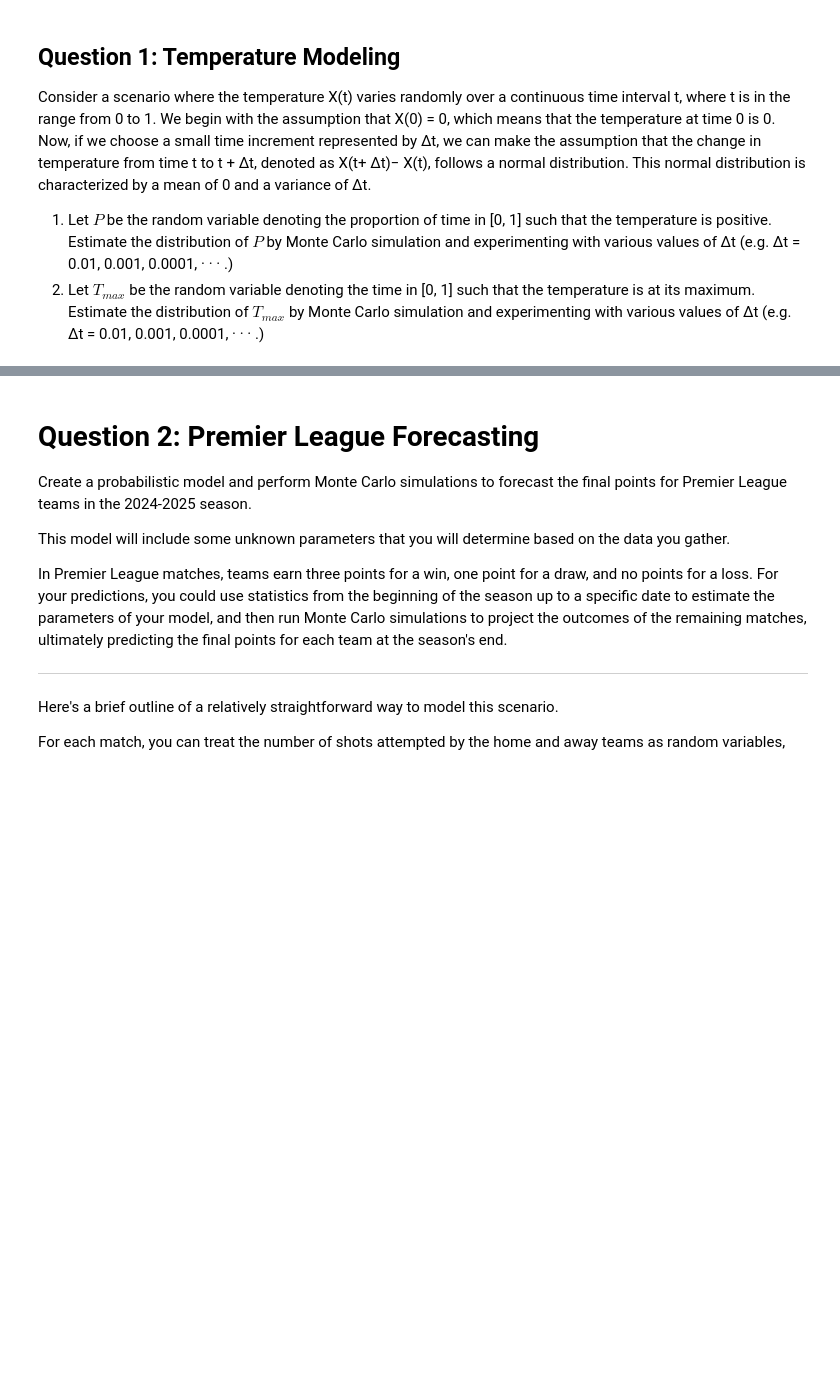
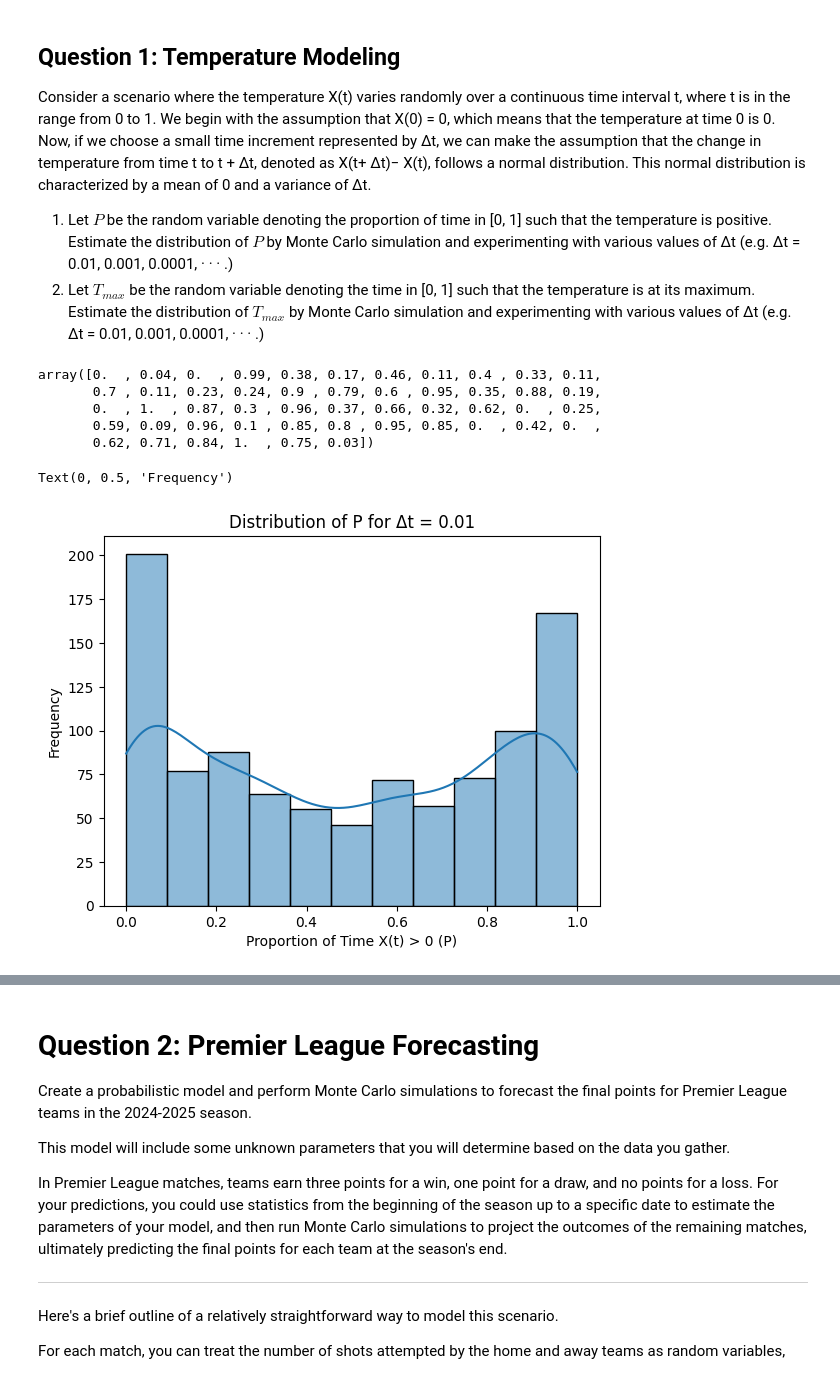
Before and after one commit to ZichengLiang/JLLA_Probablity, a Jupyter notebook: JLLA.ipynb, the cells around one changed output, grey strips where cells are left out. Drawn from its saved outputs; the diff is of its cells as text; code cells hidden in the pictures; blank space fills up the shorter version.

```diff
--- a/JLLA.ipynb
+++ b/JLLA.ipynb
@@ -22,3 +24,37 @@ Consider a scenario where the temperature X(t) varies randomly over a continuous
 
 1. Let $P$ be the random variable denoting the proportion of time in [0, 1] such that the temperature is positive. Estimate the distribution of $P$ by Monte Carlo simulation and experimenting with various values of ∆t (e.g. ∆t = 0.01, 0.001, 0.0001, · · · .)
 2. Let $T_{max}$ be the random variable denoting the time in [0, 1] such that the temperature is at its maximum. Estimate the distribution of $T_{max}$ by Monte Carlo simulation and experimenting with various values of ∆t (e.g. ∆t = 0.01, 0.001, 0.0001, · · · .)
+# %%
+# Parameters we can choose
+
+deltaT = 0.01
+num_simulations = 1000
+# %%
+def get_positive_proportion(arr):
+    num = cur = 0
+    for t in arr:
+        cur += t
+        num += int(cur > 0)
+    return num / arr.shape[0]
+
+def get_P(deltaT, num_simulations=1000):
+    num_temp_changes = int(1 / deltaT)
+    temp_changes = np.random.normal(0, np.sqrt(deltaT), (num_simulations, num_temp_changes))
+    return np.array(list(map(get_positive_proportion, temp_changes)))
+# %%
+proportions = get_P(deltaT, num_simulations)
+proportions[:50]
+# %% [output]
+array([0.  , 0.04, 0.  , 0.99, 0.38, 0.17, 0.46, 0.11, 0.4 , 0.33, 0.11,
+       0.7 , 0.11, 0.23, 0.24, 0.9 , 0.79, 0.6 , 0.95, 0.35, 0.88, 0.19,
+       0.  , 1.  , 0.87, 0.3 , 0.96, 0.37, 0.66, 0.32, 0.62, 0.  , 0.25,
+       0.59, 0.09, 0.96, 0.1 , 0.85, 0.8 , 0.95, 0.85, 0.  , 0.42, 0.  ,
+       0.62, 0.71, 0.84, 1.  , 0.75, 0.03])
+# %%
+sns.histplot(proportions, kde=True)
+plt.title(f'Distribution of P for Δt = {deltaT}')
+plt.xlabel('Proportion of Time X(t) > 0 (P)')
+plt.ylabel('Frequency')
+# %% [output]
+Text(0, 0.5, 'Frequency')
+[figure, added]
```
Also changed, not shown: parts of 7 cells of this notebook.
